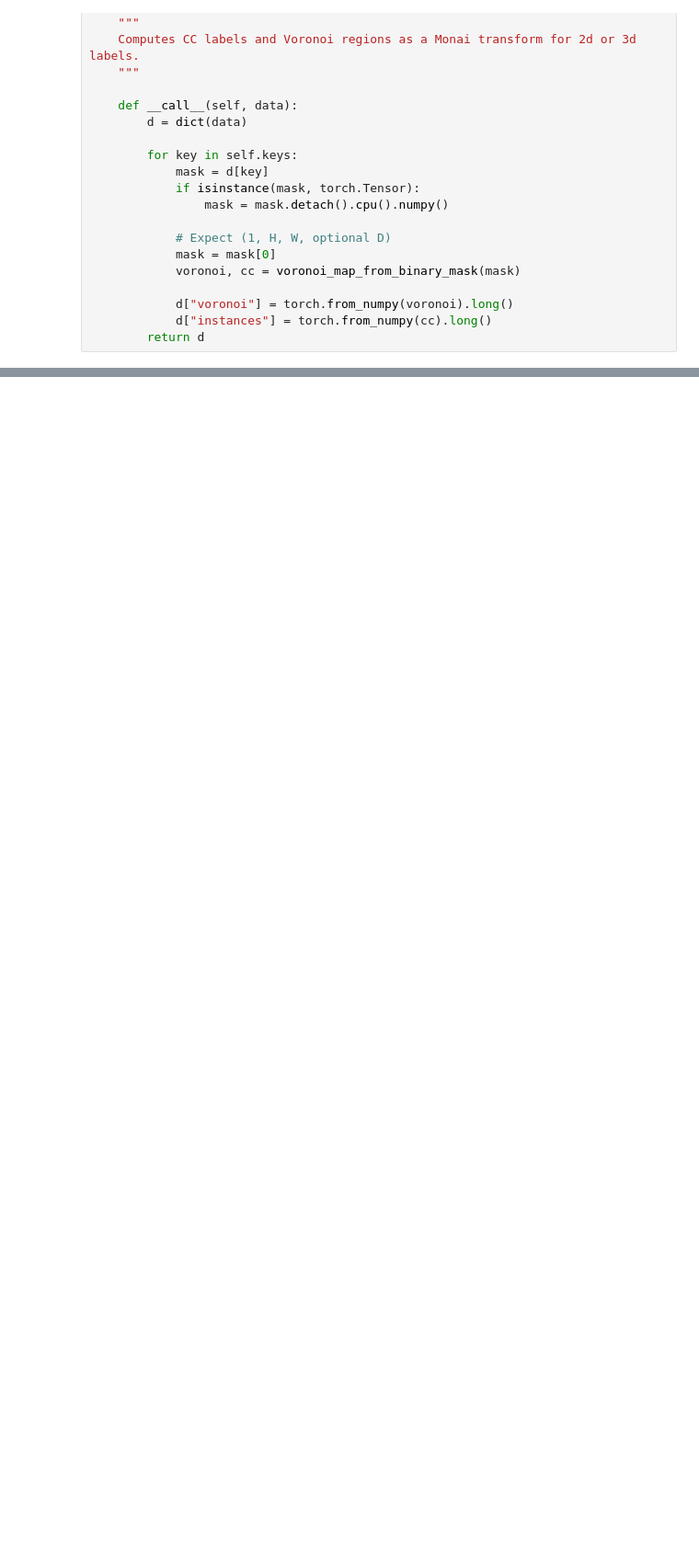
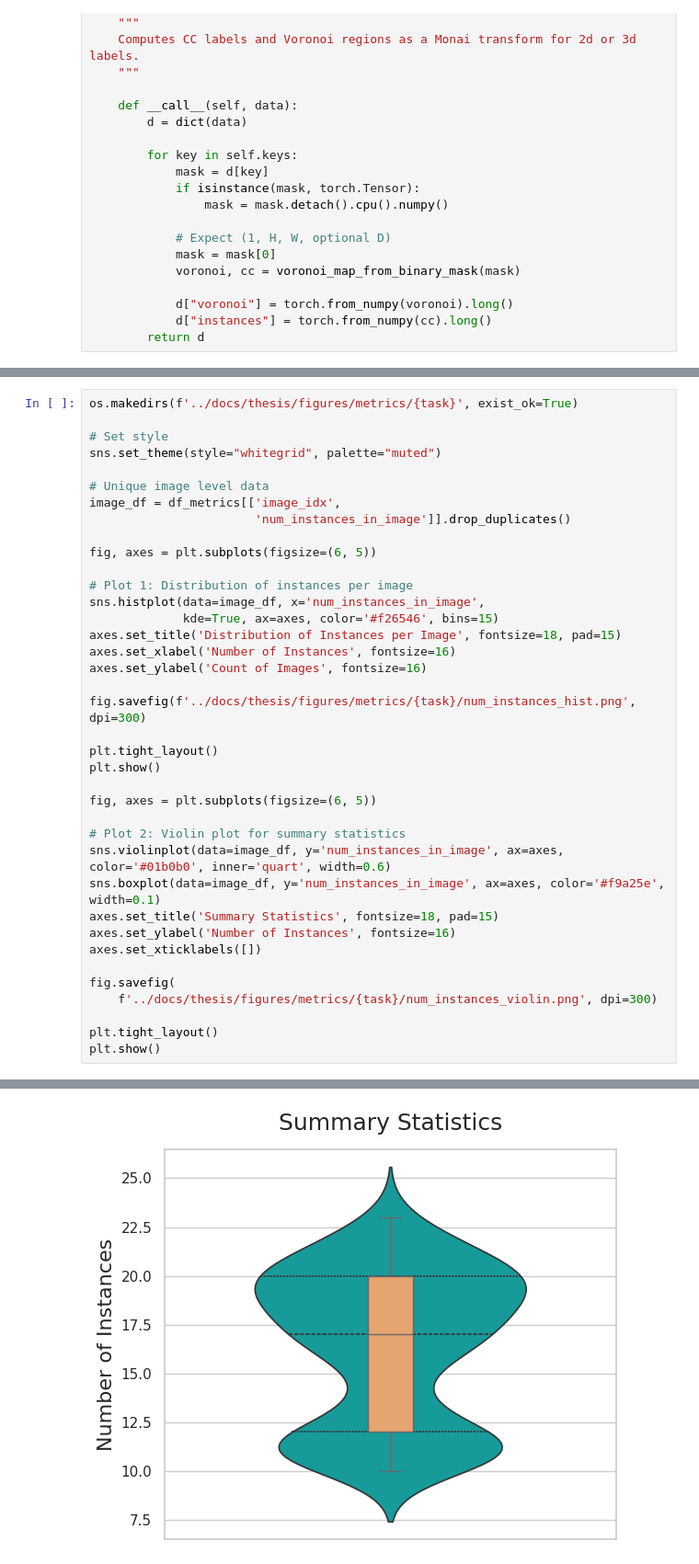
Before and after one commit to ossner/VoronoiLoss, a Jupyter notebook: notebooks/dataset_instance_metrics.ipynb, the cells around one changed output, grey strips where cells are left out. Shown at 92% size. Drawn from its saved outputs; the diff is of its cells as text; blank space fills up the shorter version.

Commit message:
include 3D metrics calculation

```diff
--- a/notebooks/dataset_instance_metrics.ipynb
+++ b/notebooks/dataset_instance_metrics.ipynb
@@ -315,0 +422,39 @@ print(df_metrics.head())
+# %%
+os.makedirs(f'../docs/thesis/figures/metrics/{task}', exist_ok=True)
+
+# Set style
+sns.set_theme(style="whitegrid", palette="muted")
+
+# Unique image level data
+image_df = df_metrics[['image_idx',
+                       'num_instances_in_image']].drop_duplicates()
+
+fig, axes = plt.subplots(figsize=(6, 5))
+
+# Plot 1: Distribution of instances per image
+sns.histplot(data=image_df, x='num_instances_in_image',
+             kde=True, ax=axes, color='#f26546', bins=15)
+axes.set_title('Distribution of Instances per Image', fontsize=18, pad=15)
+axes.set_xlabel('Number of Instances', fontsize=16)
+axes.set_ylabel('Count of Images', fontsize=16)
+
+fig.savefig(f'../docs/thesis/figures/metrics/{task}/num_instances_hist.png', dpi=300)
+
+plt.tight_layout()
+plt.show()
+
+fig, axes = plt.subplots(figsize=(6, 5))
+
+# Plot 2: Violin plot for summary statistics
+sns.violinplot(data=image_df, y='num_instances_in_image', ax=axes, color='#01b0b0', inner='quart', width=0.6)
+sns.boxplot(data=image_df, y='num_instances_in_image', ax=axes, color='#f9a25e', width=0.1)
+axes.set_title('Summary Statistics', fontsize=18, pad=15)
+axes.set_ylabel('Number of Instances', fontsize=16)
+axes.set_xticklabels([])
+
+fig.savefig(
+    f'../docs/thesis/figures/metrics/{task}/num_instances_violin.png', dpi=300)
+
+plt.tight_layout()
+plt.show()
+# %% [output]
@@ -315,0 +462 @@ print(df_metrics.head())
+[figure, added]
```
Also changed, not shown: parts of 8 cells of this notebook.
